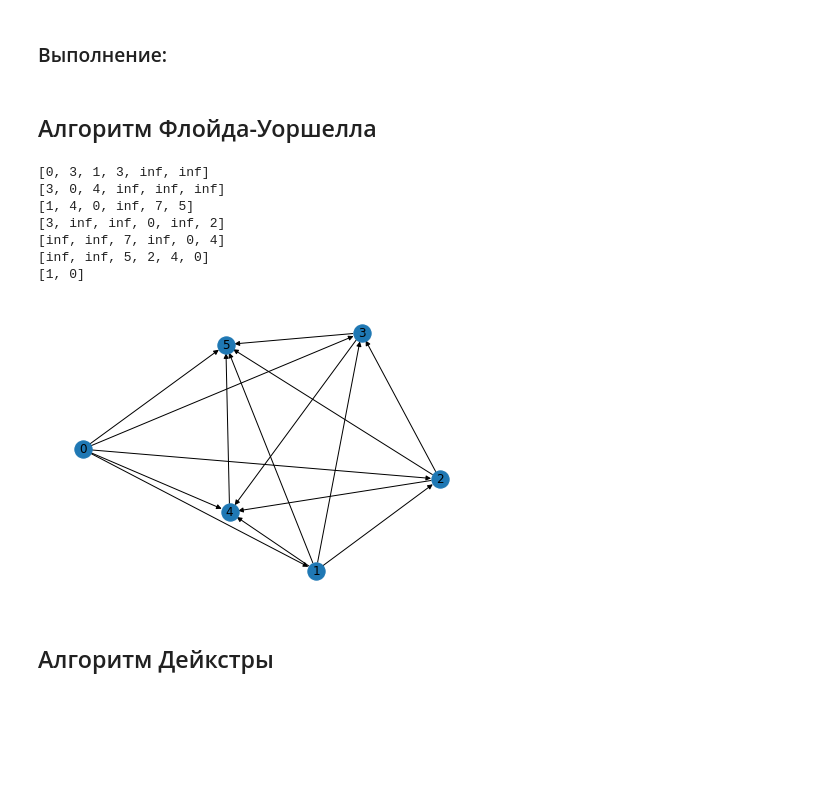
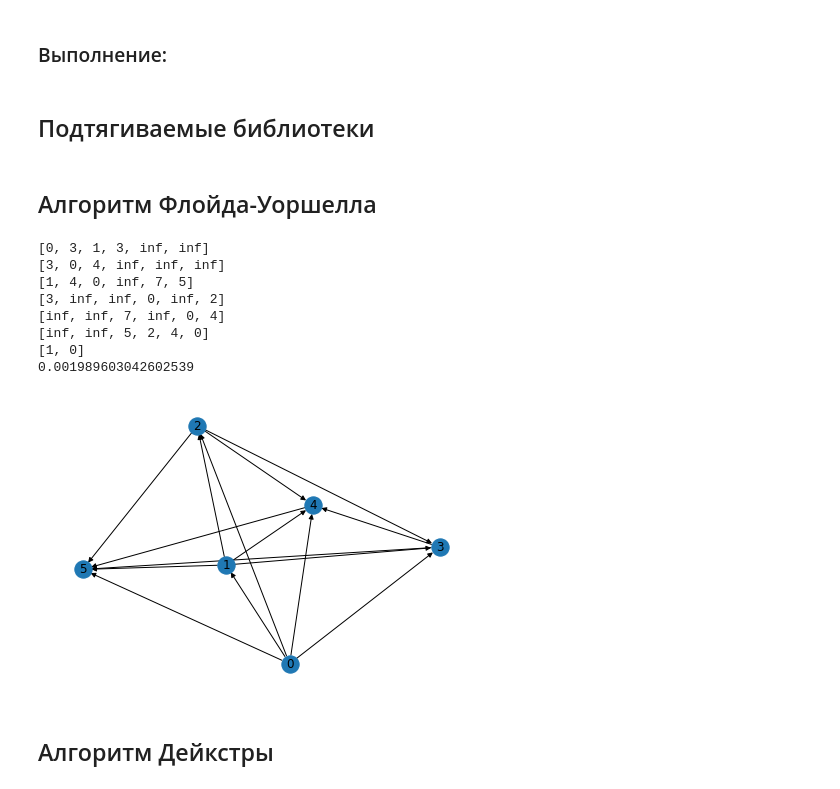
Before and after one commit to denixx-dev/SIAOD_Denis_Smirnov, a Jupyter notebook: Labs/Lab6.ipynb, the cells around one changed output. Saved outputs shown, nothing was run; the diff lists cells and outputs as text; code cells hidden in the pictures; blank space fills up the shorter version.

```diff
--- a/Labs/Lab6.ipynb
+++ b/Labs/Lab6.ipynb
@@ -21,3 +21,5 @@
 Алгоритм Флойда-Уоршелла| Алгоритм Дейкстры | Алгоритм Беллмана-Форда | Алгоритм Джонсона| Алгоритм Левита | Алгоритм Йена
 # %% [markdown]
 ### Выполнение:
+# %% [markdown]
+## Подтягиваемые библиотеки
@@ -24,10 +80,7 @@
 # %% [markdown]
 ## Алгоритм Флойда-Уоршелла
 # %%
-import networkx as nx
-import math
-import matplotlib.pyplot as plt
-import numpy as np
+tic = time.time()
 
 try:
   # считываем текстовый файл
@@ -58,35 +111,40 @@ try:
         # Начальный список предыдущих вершин для поиска кратчайших маршрутов
         P = [[v for v in range(N)] for u in range(N)]
 
+
         # Реализация алгоритма Флойда-Уоршелла
         for k in range(N):
             for i in range(N):
                 for j in range(N):
                     # Проходимся по дополнительным вершинам к
                     d = matrix[i][k] + matrix[k][j]
                     # Если маршрут через доп. точки оказался меньше, чем тот, который был в самой матрице,
                     # то сохраняем его и сохраняем номер вершины к, через которую нужно пройти
                     if matrix[i][j] > d:
                         matrix[i][j] = d
                         P[i][j] = k
 
         end = 1
         start = 0
         print(get_path(P, end, start))
+        tac = time.time()
+        floyd_time = tac-tic
+        print(floyd_time)
 
         graph = nx.Graph(np.matrix(matrix))
         nx.draw(graph, pos=nx.spring_layout(graph), with_labels=True, node_size=300, arrows=True)
 
 except FileNotFoundError:
     print("Файл не был найден")
 # %% [output]
 [0, 3, 1, 3, inf, inf]
 [3, 0, 4, inf, inf, inf]
 [1, 4, 0, inf, 7, 5]
 [3, inf, inf, 0, inf, 2]
 [inf, inf, 7, inf, 0, 4]
 [inf, inf, 5, 2, 4, 0]
 [1, 0]
+0.001989603042602539
-[figure, old version]
+[figure, new version]
 # %% [markdown]
 ## Алгоритм Дейкстры
```
Also changed, not shown: parts of 12 cells of this notebook.
